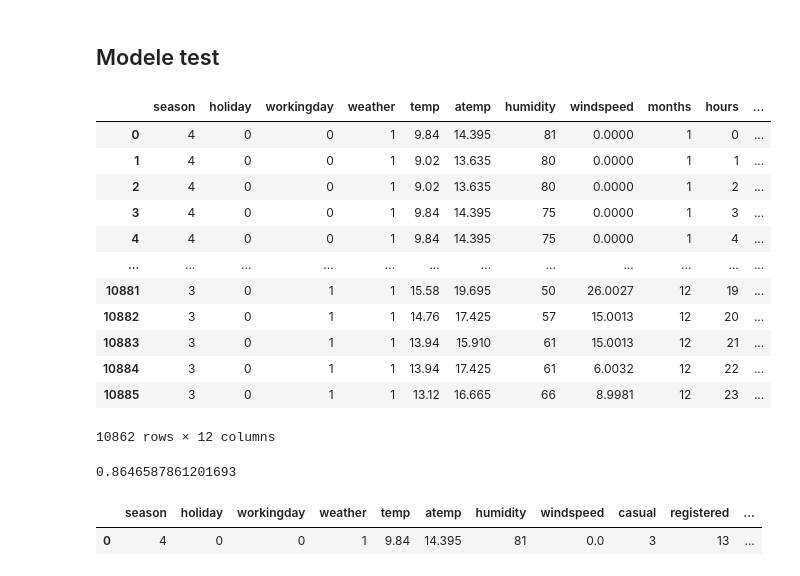
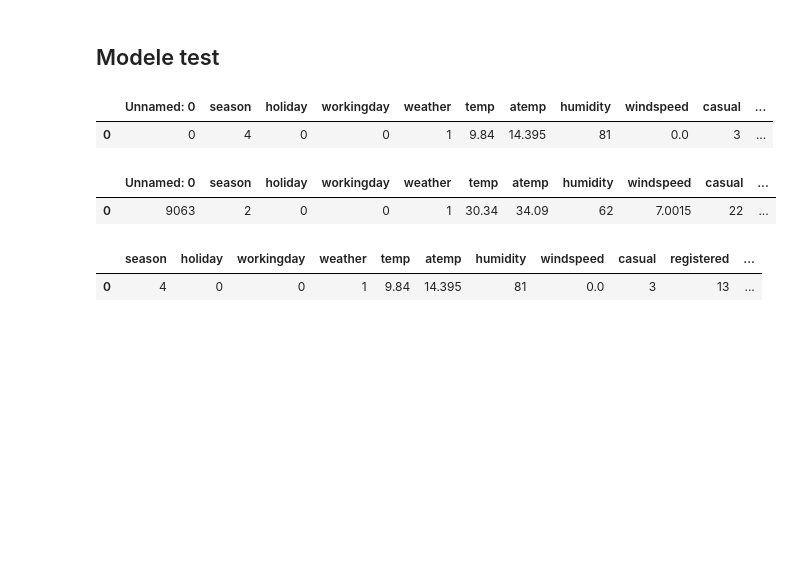
Before and after one commit to subut0n/bike_location, a Jupyter notebook: notebooks/data_analysis_adrien.ipynb, the cells around one changed output. Saved outputs shown, nothing was run; the diff lists cells and outputs as text; code cells hidden in the pictures; blank space fills up the shorter version.

```diff
--- a/notebooks/data_analysis_adrien.ipynb
+++ b/notebooks/data_analysis_adrien.ipynb
@@ -262,3 +262,16 @@ from sklearn.ensemble import RandomForestRegressor
 from sklearn.svm import SVR
 from sklearn.model_selection import train_test_split, cross_val_score
 from sklearn.metrics import r2_score, mean_squared_error
+# %%
+df_train_modify = pd.read_csv('../csv/train_modifie_mickael.csv')
+df_test_modify = pd.read_csv('../csv/test_modifie_mickael.csv')
+# %%
+df_train_modify.head(1)
+# %% [output]
+|  | Unnamed: 0 | season | holiday | workingday | weather | temp | atemp | humidity | windspeed | casual | ... |
+| 0 | 0 | 4 | 0 | 0 | 1 | 9.84 | 14.395 | 81 | 0.0 | 3 | ... |
+# %%
+df_test_modify.head(1)
+# %% [output]
+|  | Unnamed: 0 | season | holiday | workingday | weather | temp | atemp | humidity | windspeed | casual | ... |
+| 0 | 9063 | 2 | 0 | 0 | 1 | 30.34 | 34.09 | 62 | 7.0015 | 22 | ... |
@@ -265,49 +289,33 @@ from sklearn.metrics import r2_score, mean_squared_error
 # %%
 #Choix des features pour X et la target y
-y = df['count']
-X = df.drop(['count','casual','registered','dates'], axis = 1)
+# y = df['count']
+# X = df.drop(['count','casual','registered','dates'], axis = 1)
 
-#On decoupe notre X et train test avec train_test_split
-X_train, X_test, y_train, y_test = train_test_split(X, y ,test_size=0.2,random_state=5)
-#Apercu de X
-X
+# #On decoupe notre X et train test avec train_test_split
+# X_train, X_test, y_train, y_test = train_test_split(X, y ,test_size=0.2,random_state=5)
+# #Apercu de X
+# X
-# %% [output]
-|  | season | holiday | workingday | weather | temp | atemp | humidity | windspeed | months | hours | ... |
-| 0 | 4 | 0 | 0 | 1 | 9.84 | 14.395 | 81 | 0.0000 | 1 | 0 | ... |
-| 1 | 4 | 0 | 0 | 1 | 9.02 | 13.635 | 80 | 0.0000 | 1 | 1 | ... |
-| 2 | 4 | 0 | 0 | 1 | 9.02 | 13.635 | 80 | 0.0000 | 1 | 2 | ... |
-| 3 | 4 | 0 | 0 | 1 | 9.84 | 14.395 | 75 | 0.0000 | 1 | 3 | ... |
-| 4 | 4 | 0 | 0 | 1 | 9.84 | 14.395 | 75 | 0.0000 | 1 | 4 | ... |
-| ... | ... | ... | ... | ... | ... | ... | ... | ... | ... | ... | ... |
-| 10881 | 3 | 0 | 1 | 1 | 15.58 | 19.695 | 50 | 26.0027 | 12 | 19 | ... |
-| 10882 | 3 | 0 | 1 | 1 | 14.76 | 17.425 | 57 | 15.0013 | 12 | 20 | ... |
-| 10883 | 3 | 0 | 1 | 1 | 13.94 | 15.910 | 61 | 15.0013 | 12 | 21 | ... |
-| 10884 | 3 | 0 | 1 | 1 | 13.94 | 17.425 | 61 | 6.0032 | 12 | 22 | ... |
-| 10885 | 3 | 0 | 1 | 1 | 13.12 | 16.665 | 66 | 8.9981 | 12 | 23 | ... |
-10862 rows × 12 columns
 # %%
-#Model: Random Forest
-forest=RandomForestRegressor(n_estimators=20,
-                             max_depth=10,
-                             criterion='mse',
-                            )
+# #Model: Random Forest
+# forest=RandomForestRegressor(n_estimators=20,
+#                              max_depth=10,
+#                              criterion='mse',
+#                             )
 
-#Features et pipelines
-scaled_features = ['temp', 'atemp', 'humidity', 'windspeed', 'hours', 'HI']
-scaled_pipeline = make_pipeline(RobustScaler())
-encoded_features = ['season','weather','workingday', 'holiday', 'week_days']
-encoded_pipeline = make_pipeline(OneHotEncoder())
+# #Features et pipelines
+# scaled_features = ['temp', 'atemp', 'humidity', 'windspeed', 'hours', 'HI']
+# scaled_pipeline = make_pipeline(RobustScaler())
+# encoded_features = ['season','weather','workingday', 'holiday', 'week_days']
+# encoded_pipeline = make_pipeline(OneHotEncoder())
 
 
-#preprocessing et main pipeline
-preprocessing = make_column_transformer((scaled_pipeline, scaled_features),(encoded_pipeline, encoded_features))
-model = make_pipeline(preprocessing, forest)
+# #preprocessing et main pipeline
+# preprocessing = make_column_transformer((scaled_pipeline, scaled_features),(encoded_pipeline, encoded_features))
+# model = make_pipeline(preprocessing, forest)
 
-#fit et score
-model.fit(X_train, y_train)
-model.score(X_test, y_test)
+# #fit et score
+# model.fit(X_train, y_train)
+# model.score(X_test, y_test)
-# %% [output]
-0.8646587861201693
 # %%
 df.head(1)
 # %% [output]
```
Also changed, not shown: parts of 25 cells of this notebook, 2 other files.
